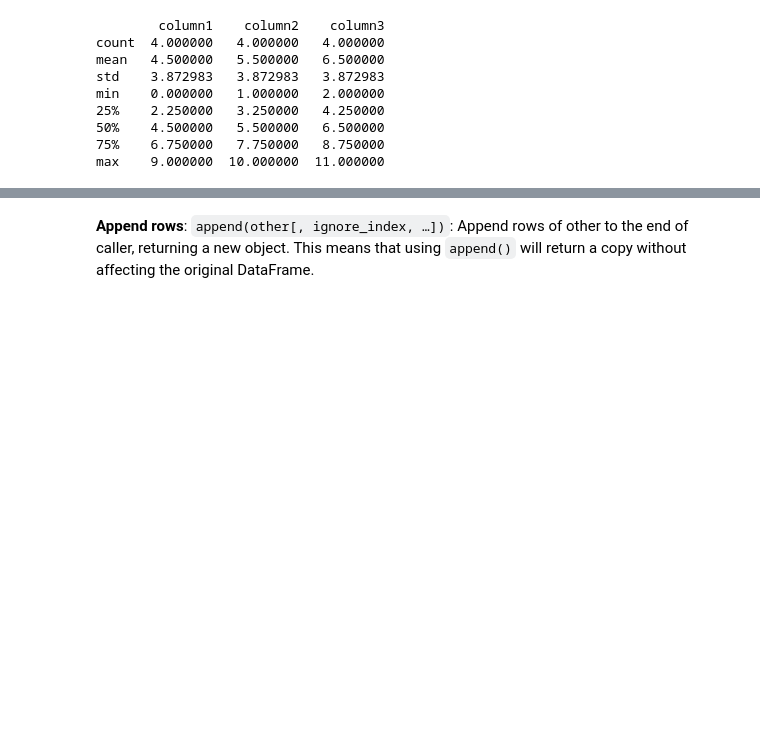
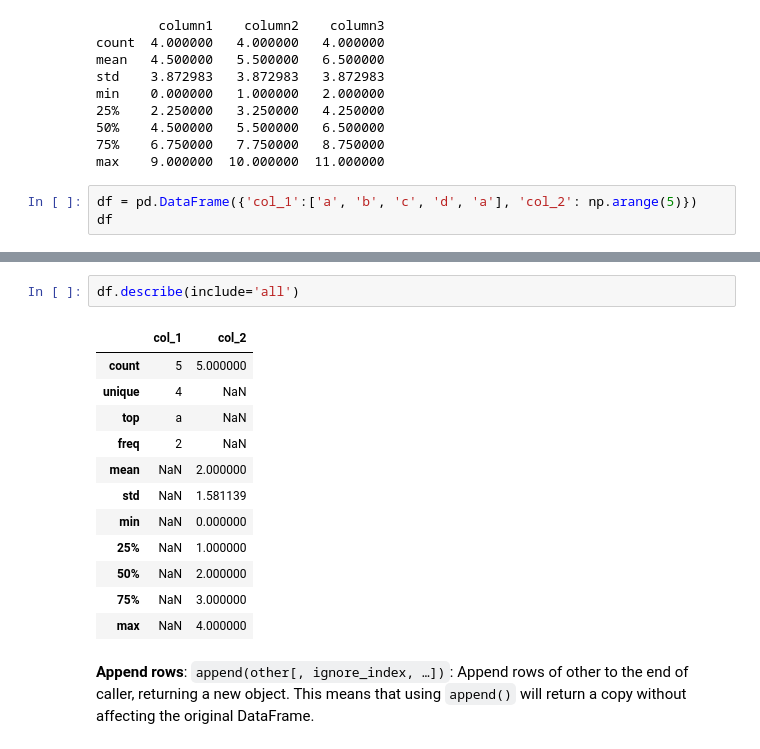
Before and after one commit to albertofernandezvillan/computer-vision-and-deep-learning-course, a Jupyter notebook: pandas_introduction.ipynb, the cells around one changed output, grey strips where cells are left out. Saved outputs shown, nothing was run; the diff lists cells and outputs as text; blank space fills up the shorter version.

```diff
--- a/pandas_introduction.ipynb
+++ b/pandas_introduction.ipynb
@@ -401,3 +428,6 @@ min    0.000000   1.000000   2.000000
 50%    4.500000   5.500000   6.500000
 75%    6.750000   7.750000   8.750000
 max    9.000000  10.000000  11.000000
+# %%
+df = pd.DataFrame({'col_1':['a', 'b', 'c', 'd', 'a'], 'col_2': np.arange(5)})
+df
@@ -404,3 +455,18 @@ max    9.000000  10.000000  11.000000
+# %%
+df.describe(include='all')
+# %% [output]
+|  | col_1 | col_2 |
+| count | 5 | 5.000000 |
+| unique | 4 | NaN |
+| top | a | NaN |
+| freq | 2 | NaN |
+| mean | NaN | 2.000000 |
+| std | NaN | 1.581139 |
+| min | NaN | 0.000000 |
+| 25% | NaN | 1.000000 |
+| 50% | NaN | 2.000000 |
+| 75% | NaN | 3.000000 |
+| max | NaN | 4.000000 |
 # %% [markdown]
 **Append rows**: `append(other[, ignore_index, …])`: Append rows of other to the end of caller, returning a new object. This means that using `append()` will return a copy without affecting the original DataFrame.
 # %%
```
Also changed, not shown: parts of 36 cells of this notebook.
